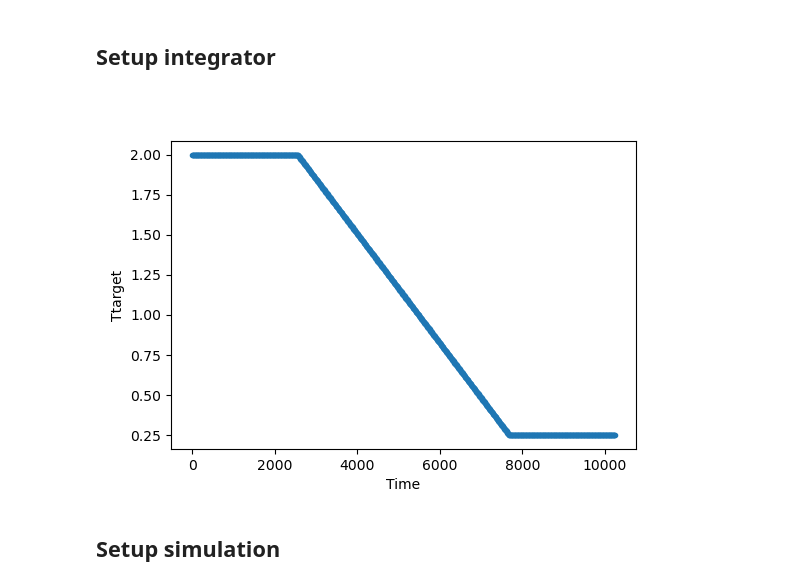
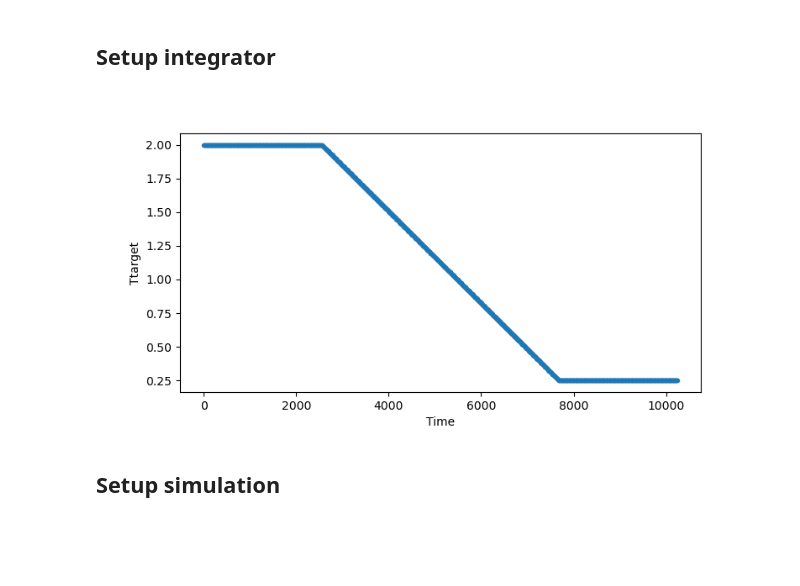
Before and after one commit to jklust/gamdpy, a Jupyter notebook: examples/3Dviz.ipynb, the cells around one changed output. Cells and saved outputs as stored; diff of their text form; code cells hidden in the pictures; blank space fills up the shorter version.

```diff
--- a/examples/3Dviz.ipynb
+++ b/examples/3Dviz.ipynb
@@ -34,23 +35,23 @@ pairpot = rp.PairPotential2(pairfunc, params=[sig, eps, cut], max_num_nbs=1000)
 # %% [markdown]
 ## Setup integrator
 # %%
-dt = 0.005 # timestep
+dt = 0.005                # Duration of timestep
 num_blocks = 1000         # Do simulation in this many 'blocks'
-steps_per_block = 2*1024  # ... each of this many steps
+steps_per_block = 2*1024  # ... each of this many timesteps
 running_time = dt*num_blocks*steps_per_block
 
 Ttarget_function = rp.make_function_ramp(value0=2.00, x0=running_time*(1/4),
                                          value1=0.25, x1=running_time*(3/4))
 integrator = rp.integrators.NVT(Ttarget_function, tau=0.2, dt=dt)
 
-plt.figure(figsize=(6,4))
+plt.figure(figsize=(8,4))
 t = np.linspace(0,running_time,num_blocks)
 plt.plot(t, numba.vectorize(Ttarget_function)(t), '.-')
 plt.xlabel('Time')
 plt.ylabel('Ttarget')
 plt.show()
 # %% [output]
-[figure, old version]
+[figure, new version]
 # %% [markdown]
 ## Setup simulation
 # %%
```
Also changed, not shown: parts of 5 cells of this notebook.
